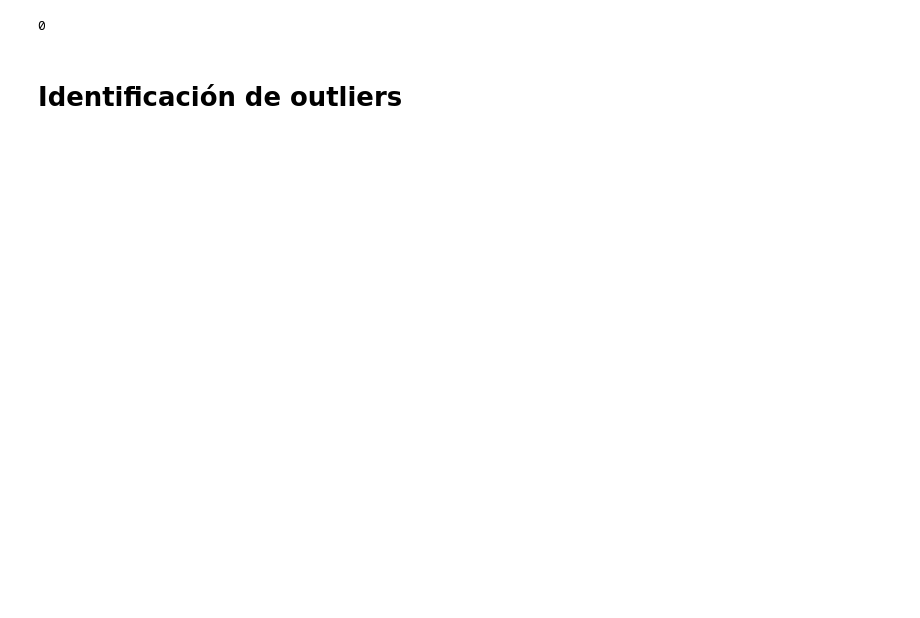
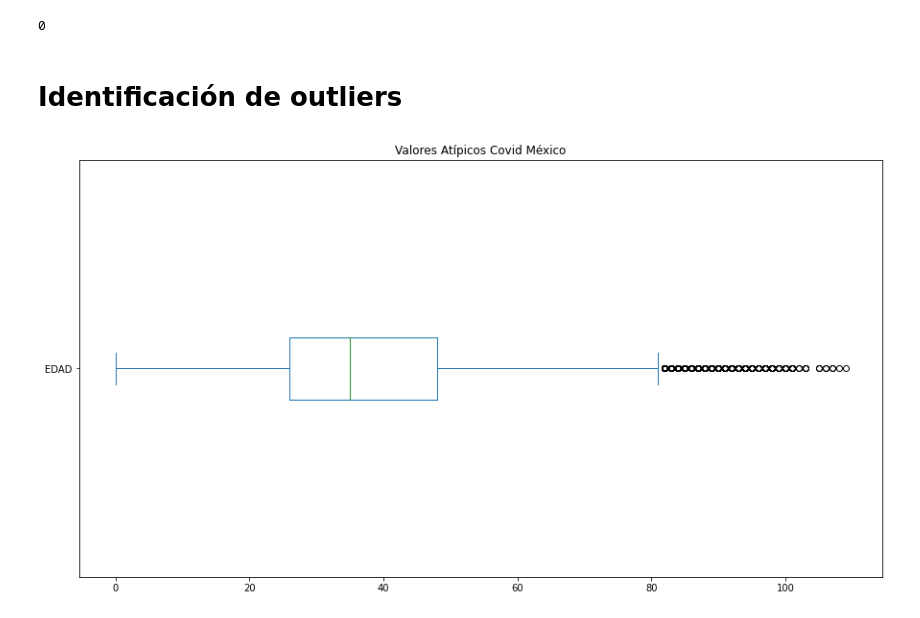
Before and after one commit to Papitasrancheras/Actividad-4, a Jupyter notebook: 9_covid.ipynb, the cells around one changed output. Drawn from its saved outputs; the diff is of its cells as text; code cells hidden in the pictures; blank space fills up the shorter version.

Commit message:
Se tratan outliers

```diff
--- a/9_covid.ipynb
+++ b/9_covid.ipynb
@@ -80,2 +112,14 @@ valores_nulos
 # %% [markdown]
 # Identificación de outliers
+# %%
+#En los datos de nuestra base hace sentido buscar únicamente outliers en la columna Edad
+#Realizamos diagrama de caja o bigote de cada columna del dataframe para identificar outliers
+fig = plt.figure(figsize =(15, 8))
+Covid["EDAD"].plot(kind='box', vert=False)
+plt.title("Valores Atípicos Covid México")
+plt.show() #dibujamos el diagrama
+#Observamos que existen valores atípicos para la variable Edad
+#Vemos que existen registros arriba de los 100 años, aunque es posible que se trate de valores
+#Reales, trataremos estos outliers para facilitar el análisis y visualización de la información
+# %% [output]
+[figure, added]
```
Also changed, not shown: parts of 6 cells of this notebook, 2 other files.
